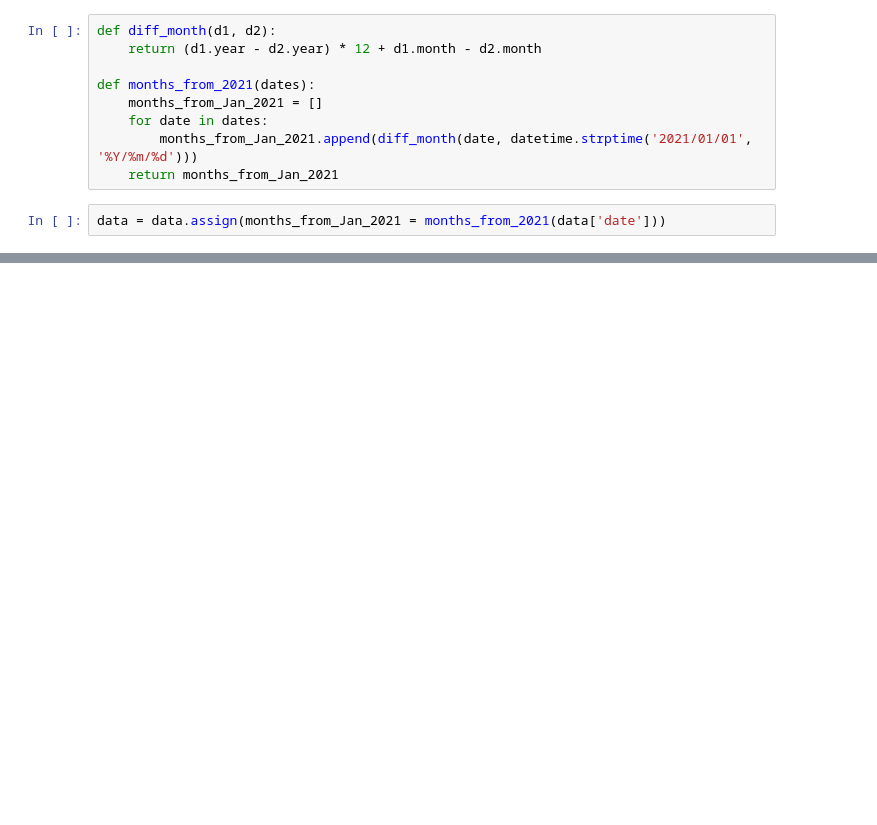
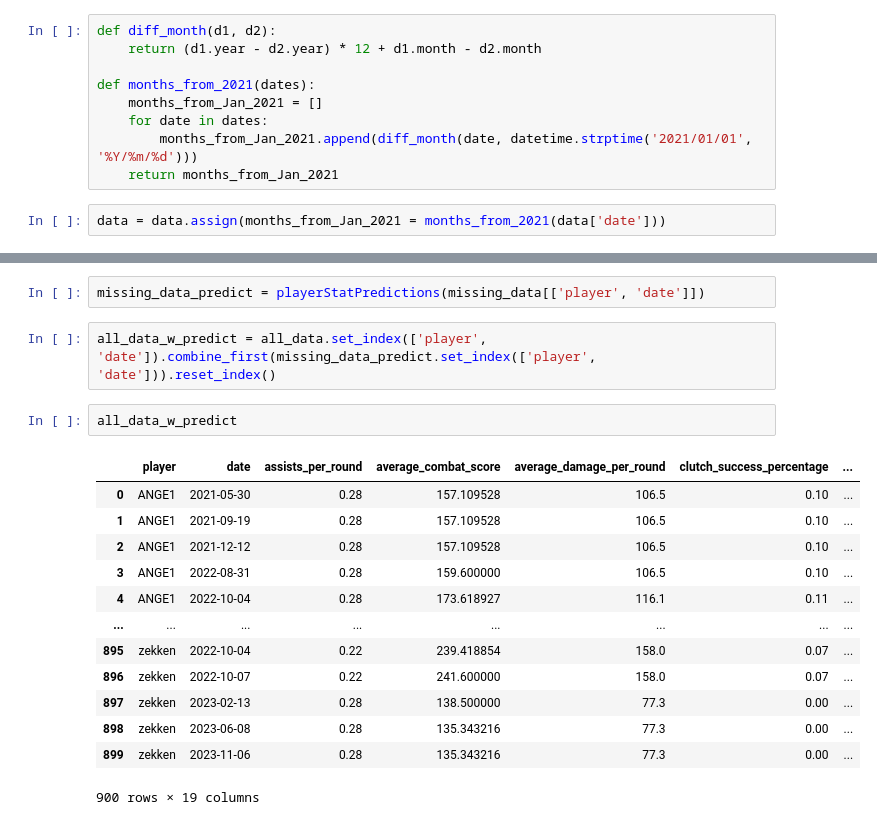
Before and after one commit to agbandong/valorant-boosted-tree, a Jupyter notebook: Model 2.ipynb, the cells around one changed output, grey strips where cells are left out. Drawn from its saved outputs; the diff is of its cells as text; blank space fills up the shorter version.

```diff
--- a/Model 2.ipynb
+++ b/Model 2.ipynb
@@ -208,0 +193,20 @@ players_predictions_pd.sort_values('Predictions', ascending=False)
+# %%
+missing_data_predict = playerStatPredictions(missing_data[['player', 'date']])
+# %%
+all_data_w_predict = all_data.set_index(['player', 'date']).combine_first(missing_data_predict.set_index(['player', 'date'])).reset_index()
+# %%
+all_data_w_predict
+# %% [output]
+|  | player | date | assists_per_round | average_combat_score | average_damage_per_round | clutch_success_percentage | ... |
+| 0 | ANGE1 | 2021-05-30 | 0.28 | 157.109528 | 106.5 | 0.10 | ... |
+| 1 | ANGE1 | 2021-09-19 | 0.28 | 157.109528 | 106.5 | 0.10 | ... |
+| 2 | ANGE1 | 2021-12-12 | 0.28 | 157.109528 | 106.5 | 0.10 | ... |
+| 3 | ANGE1 | 2022-08-31 | 0.28 | 159.600000 | 106.5 | 0.10 | ... |
+| 4 | ANGE1 | 2022-10-04 | 0.28 | 173.618927 | 116.1 | 0.11 | ... |
+| ... | ... | ... | ... | ... | ... | ... | ... |
+| 895 | zekken | 2022-10-04 | 0.22 | 239.418854 | 158.0 | 0.07 | ... |
+| 896 | zekken | 2022-10-07 | 0.22 | 241.600000 | 158.0 | 0.07 | ... |
+| 897 | zekken | 2023-02-13 | 0.28 | 138.500000 | 77.3 | 0.00 | ... |
+| 898 | zekken | 2023-06-08 | 0.28 | 135.343216 | 77.3 | 0.00 | ... |
+| 899 | zekken | 2023-11-06 | 0.28 | 135.343216 | 77.3 | 0.00 | ... |
+900 rows × 19 columns
```
Also changed, not shown: parts of 55 cells of this notebook, 6 other files.
